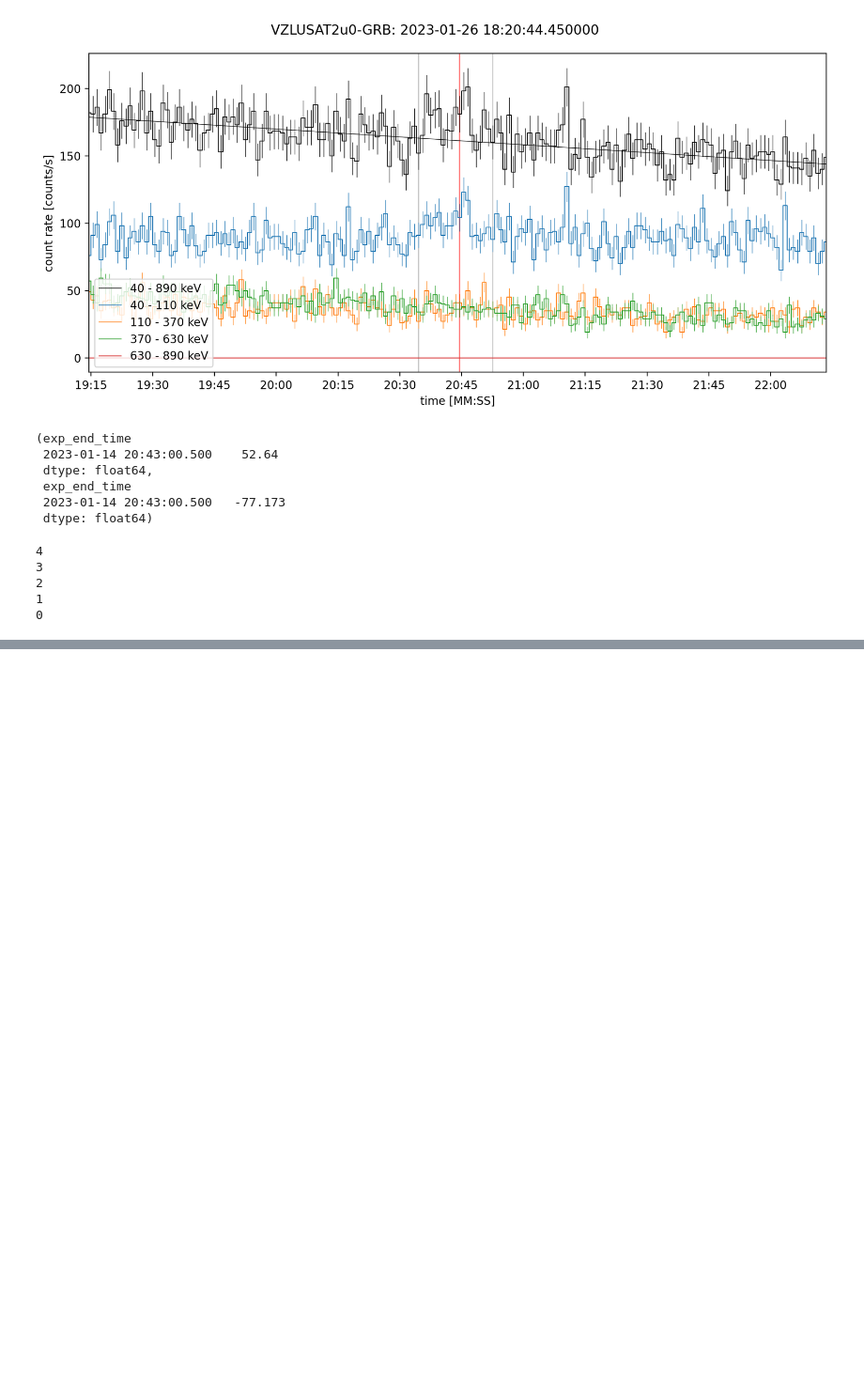
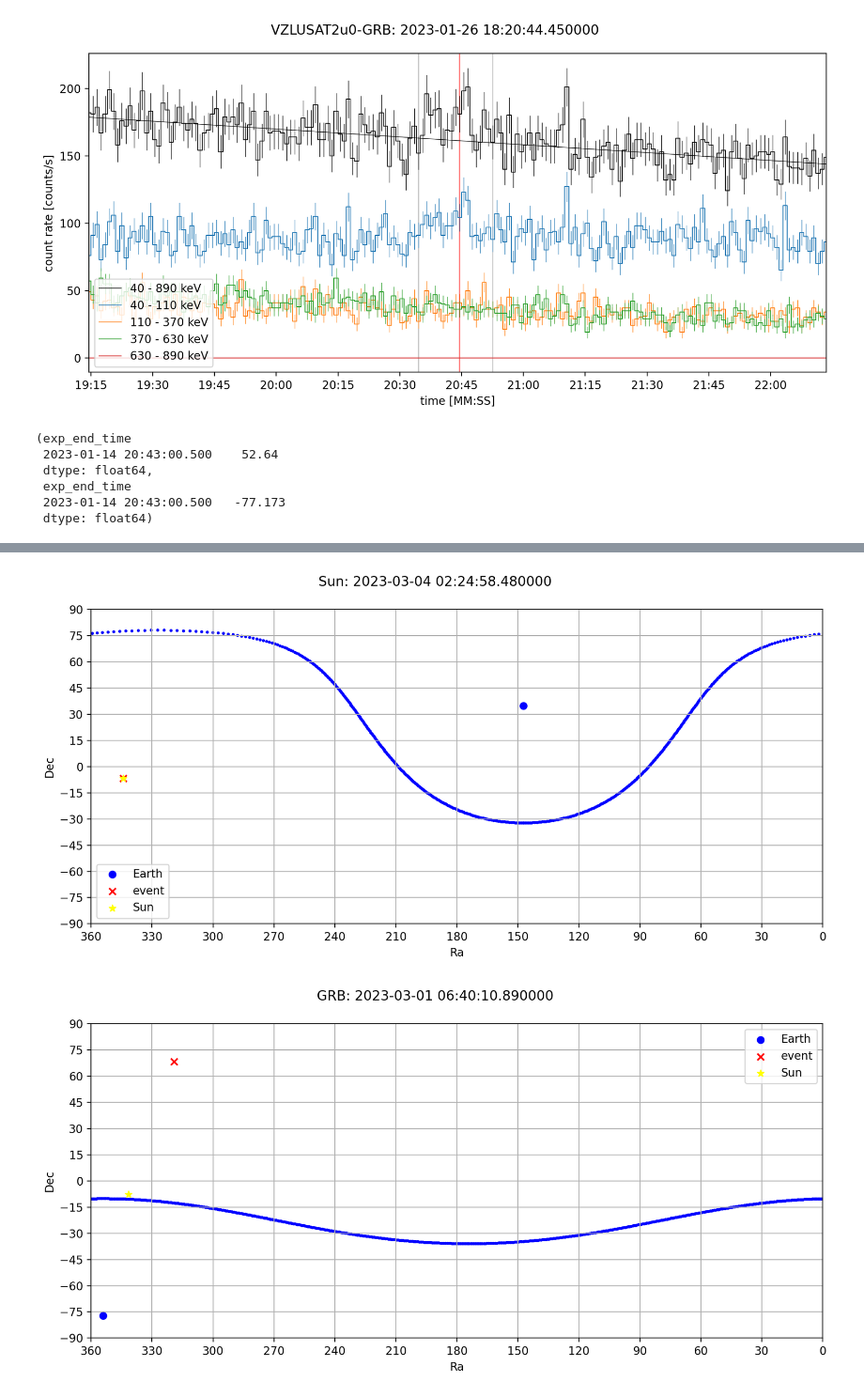
Before and after one commit to mdafcikova/grbalpha-tools, a Jupyter notebook: notebook.ipynb, the cells around one changed output, grey strips where cells are left out. Shown at 94% size. Cells and saved outputs as stored; diff of their text form; code cells hidden in the pictures; blank space fills up the shorter version.

```diff
--- a/notebook.ipynb
+++ b/notebook.ipynb
@@ -210,12 +118,8 @@ obs.longitude[time],obs.latitude[time]
  exp_end_time
  2023-01-14 20:43:00.500   -77.173
  dtype: float64)
-# %%
-for i in reversed(range(5)):
-    print(i)
-# %% [output]
-4
-3
-2
-1
-0
+# %%
+from src.tools import Event
+Event('2023-03-04 02:24:58.480','Sun').in_fov(129.77,-34.86,map=True)
+Event('2023-03-01 06:40:10.890','GRB',319.140,68.30).in_fov(360-84.29,77.11,map=True)
+# %% [output]
@@ -221,0 +129,2 @@ for i in reversed(range(5)):
+[figure, added]
+[figure, added]
```
Also changed, not shown: parts of 5 cells of this notebook, 3 other files.
